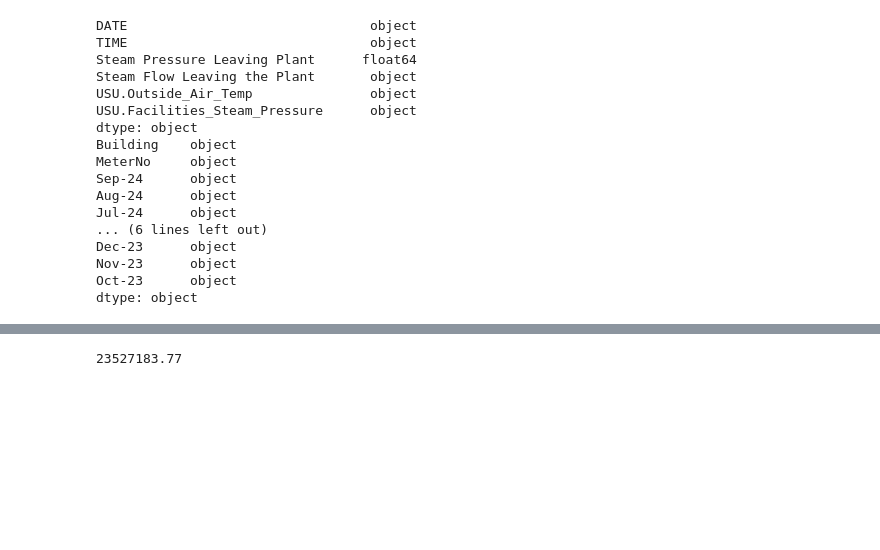
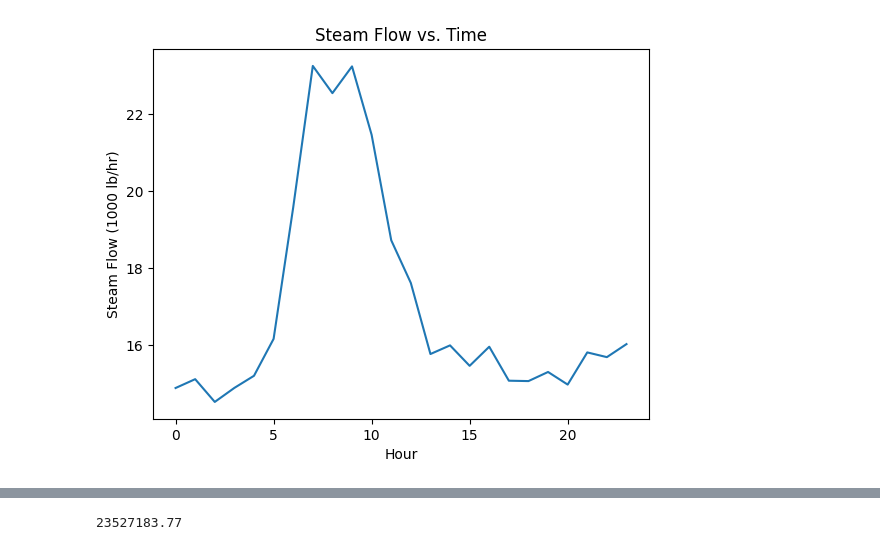
Before and after one commit to Jagardiner97/Campus-Steam-Distribution, a Jupyter notebook: steam-distribution.ipynb, the cells around one changed output, grey strips where cells are left out. Saved outputs shown, nothing was run; the diff lists cells and outputs as text; code cells hidden in the pictures; blank space fills up the shorter version.

```diff
--- a/steam-distribution.ipynb
+++ b/steam-distribution.ipynb
@@ -37,22 +43,37 @@ steam_usage.head()
 | 4 | TSC | 7006 | 198658.72 | 162076.85 | 187992.48 | 246323.48 | 407983.68 | 544894.87 | 673223.07 | 852632.56 | 938545.79 | ... |
-# %%
-print(plant_data.dtypes)
-print(steam_usage.dtypes)
-# %% [output]
-DATE                               object
-TIME                               object
-Steam Pressure Leaving Plant      float64
-Steam Flow Leaving the Plant       object
-USU.Outside_Air_Temp               object
-USU.Facilities_Steam_Pressure      object
-dtype: object
-Building    object
-MeterNo     object
-Sep-24      object
-Aug-24      object
-Jul-24      object
-... (6 lines left out)
-Dec-23      object
-Nov-23      object
-Oct-23      object
-dtype: object
+# %%
+# Grab the time data for the most recent full day
+start_index = 8
+end_index = start_index + 24
+times = plant_data['time'][start_index:end_index].values
+hour_values = []
+for time in times:
+    number, period = time.split(' ')
+    hour, minute, second = number.split(':')
+    if period == 'PM':
+        if hour != '12':
+            hour = int(hour) + 12
+    else:
+        if hour == '12':
+            hour = 0
+    hour_values.append(int(hour))
+
+# Grab the steam flow data for the most recent full day
+steam_flows = plant_data['steam flow'][start_index:end_index].values
+m_dot_steam = []
+for i in range(len(steam_flows)):
+    m_dot_steam.append(round(float(steam_flows[i]) / 1000, 3))
+
+# Grab the outside air temperature data for the most recent full day
+air_temps = plant_data['air temp'][start_index:end_index].values
+t_air = []
+for i in range(len(air_temps)):
+    t_air.append(float(air_temps[i]))
+# %%
+plt.plot(hour_values, m_dot_steam)
+plt.xlabel('Hour')
+plt.ylabel('Steam Flow (1000 lb/hr)')
+plt.title('Steam Flow vs. Time')
+plt.show()
+# %% [output]
+[figure, added]
```
Also changed, not shown: parts of 10 cells of this notebook.
